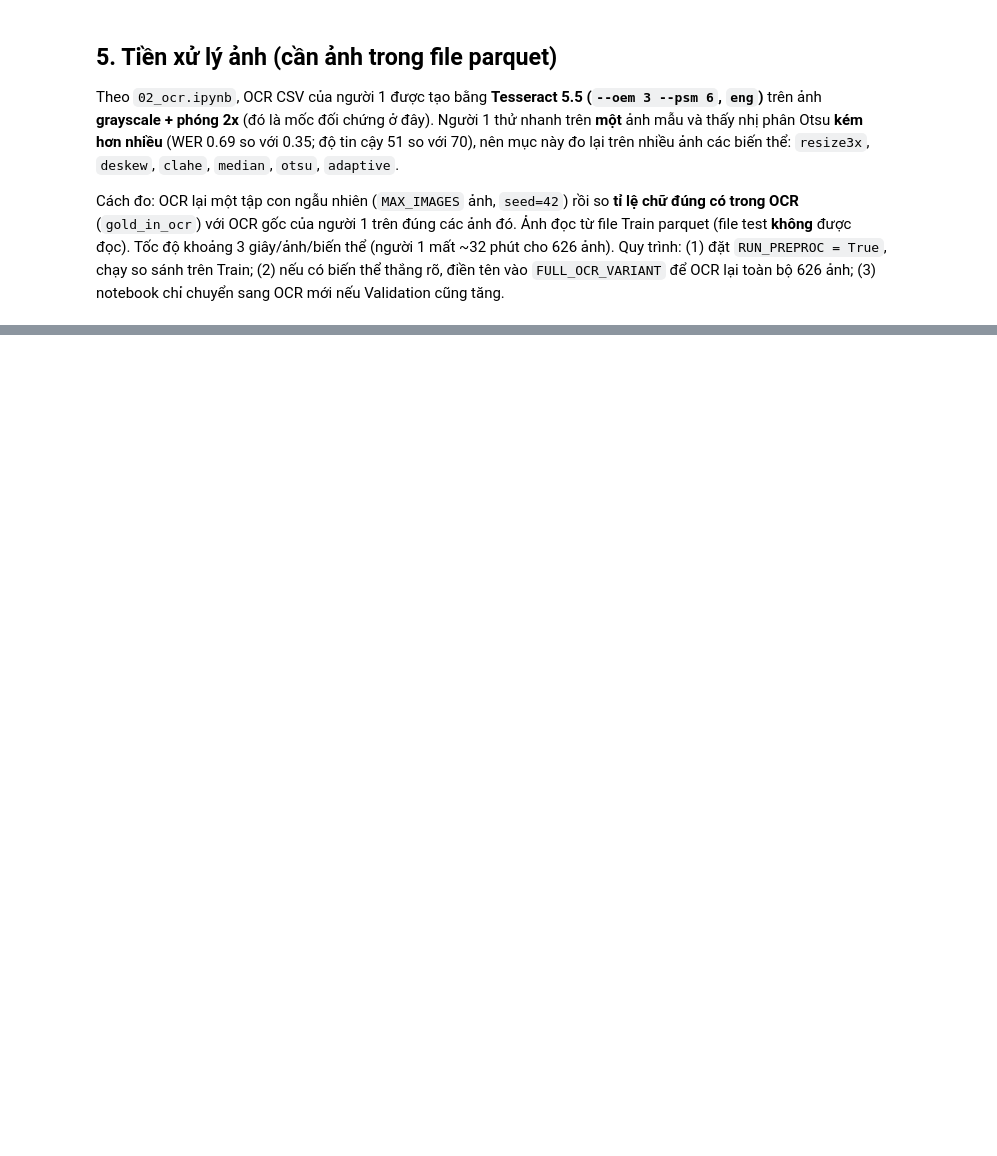
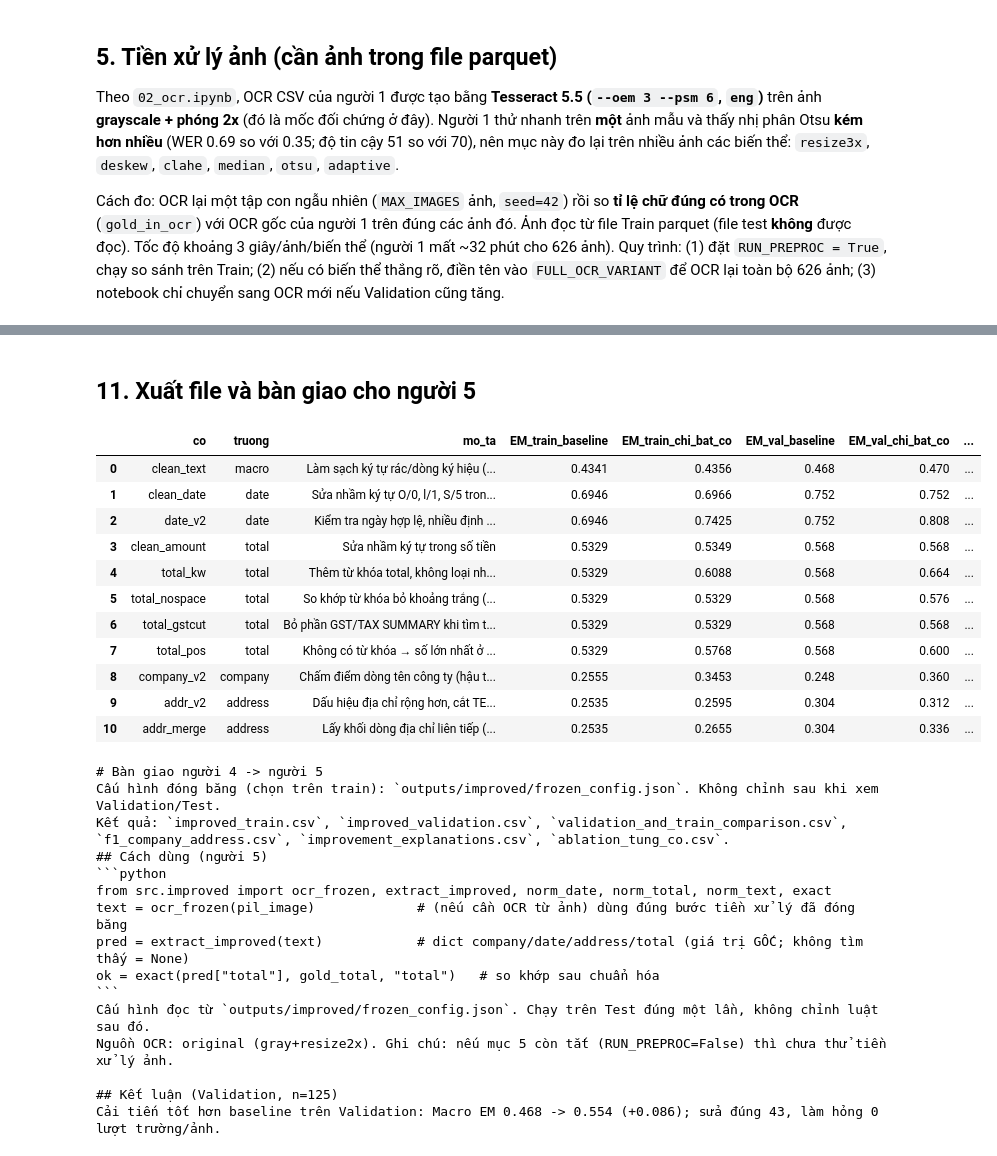
Before and after one commit to hthngocanh/HOA_DON_AI, a Jupyter notebook: 04_cai_tien.ipynb, the cells around one changed output, grey strips where cells are left out. Cells and saved outputs as stored; diff of their text form; code cells hidden in the pictures; blank space fills up the shorter version.

Commit message:
Người 4: cải tiến trích xuất (Validation macro EM 0.468 -> 0.554)

````diff
--- a/04_cai_tien.ipynb
+++ b/04_cai_tien.ipynb
@@ -843,0 +589,77 @@ print("Đã ghi", PROJECT_DIR / "src" / "improved.py")
+# %% [markdown]
+## 11. Xuất file và bàn giao cho người 5
+# %%
+rows = []
+for d, p in [(tr, pt), (va, pv)]:
+    for i in d.index:
+        r = {"key": d.at[i, "key"], "split": d.at[i, "split"], "ocr_text_raw": d.at[i, "ocr_text"]}
+        for f in FIELDS:
+            r[f + "_pred_raw"] = p.at[i, f]; r[f + "_pred_norm"] = NORM[f](p.at[i, f])
+            r[f + "_gold"] = d.at[i, f]; r[f + "_gold_norm"] = NORM[f](d.at[i, f]); r[f + "_em"] = exact(p.at[i, f], d.at[i, f], f)
+            if f in ("company", "address"): r[f + "_f1"] = token_f1(p.at[i, f], d.at[i, f])
+        rows.append(r)
+improved = pd.DataFrame(rows)
+for sp, name in [("train", "improved_train.csv"), ("validation", "improved_validation.csv")]:
+    improved[improved.split == sp].to_csv(OUT_DIR / name, index=False, encoding="utf-8-sig")
+
+DESC = {"clean_date":"Sửa nhầm ký tự O/0, l/1, S/5 trong chuỗi ngày","date_v2":"Kiểm tra ngày hợp lệ, nhiều định dạng, ưu tiên dòng DATE, bỏ ngày hết hạn",
+ "clean_amount":"Sửa nhầm ký tự trong số tiền","total_kw":"Thêm từ khóa total, không loại nhầm TOTAL INCL. GST",
+ "total_nospace":"So khớp từ khóa bỏ khoảng trắng (NetTotal)","total_gstcut":"Bỏ phần GST/TAX SUMMARY khi tìm total",
+ "total_pos":"Không có từ khóa → số lớn nhất ở phần dưới hóa đơn","clean_text":"Làm sạch ký tự rác/dòng ký hiệu (đo bằng macro)",
+ "company_v2":"Chấm điểm dòng tên công ty (hậu tố, chữ HOA, loại nhiễu), ghép SDN BHD bị tách dòng",
+ "addr_v2":"Dấu hiệu địa chỉ rộng hơn, cắt TEL/FAX cuối dòng","addr_merge":"Lấy khối dòng địa chỉ liên tiếp (cho phép hỏng 1 dòng)"}
+A = abl.pivot(index="config", columns="split")
+tb = []
+for flag in DEFAULT_CFG:
+    f = FLAG_FIELD[flag]; k, s = f"+ {flag}", BASE
+    tb.append(dict(co=flag, truong=f, mo_ta=DESC[flag],
+                   EM_train_baseline=A.loc[s, (f, "Train")], EM_train_chi_bat_co=A.loc[k, (f, "Train")],
+                   EM_val_baseline=A.loc[s, (f, "Validation")], EM_val_chi_bat_co=A.loc[k, (f, "Validation")],
+                   duoc_chon="có" if chosen[flag] else "không"))
+tb = pd.DataFrame(tb); tb.to_csv(OUT_DIR / "improvement_explanations.csv", index=False, encoding="utf-8-sig"); display(tb)
+
+README = f'''# Bàn giao người 4 -> người 5
+Cấu hình đóng băng (chọn trên {SELECT_ON}): `outputs/improved/frozen_config.json`. Không chỉnh sau khi xem Validation/Test.
+Kết quả: `improved_train.csv`, `improved_validation.csv`, `validation_and_train_comparison.csv`, `f1_company_address.csv`, `improvement_explanations.csv`, `ablation_tung_co.csv`.
+## Cách dùng (người 5)
+```python
+from src.improved import ocr_frozen, extract_improved, norm_date, norm_total, norm_text, exact
+text = ocr_frozen(pil_image)             # (nếu cần OCR từ ảnh) dùng đúng bước tiền xử lý đã đóng băng
+pred = extract_improved(text)            # dict company/date/address/total (giá trị GỐC; không tìm thấy = None)
+ok = exact(pred["total"], gold_total, "total")   # so khớp sau chuẩn hóa
+```
+Cấu hình đọc từ `outputs/improved/frozen_config.json`. Chạy trên Test đúng một lần, không chỉnh luật sau đó.
+Nguồn OCR: {OCR_SOURCE}. Ghi chú: nếu mục 5 còn tắt (RUN_PREPROC=False) thì chưa thử tiền xử lý ảnh.
+
+## Kết luận (Validation, n={len(va)})
+{verdict}
+'''
+(OUT_DIR / "HUONG_DAN_NGUOI_5.md").write_text(README, encoding="utf-8"); print(README)
+# %% [output]
+|  | co | truong | mo_ta | EM_train_baseline | EM_train_chi_bat_co | EM_val_baseline | EM_val_chi_bat_co | ... |
+| 0 | clean_text | macro | Làm sạch ký tự rác/dòng ký hiệu (... | 0.4341 | 0.4356 | 0.468 | 0.470 | ... |
+| 1 | clean_date | date | Sửa nhầm ký tự O/0, l/1, S/5 tron... | 0.6946 | 0.6966 | 0.752 | 0.752 | ... |
+| 2 | date_v2 | date | Kiểm tra ngày hợp lệ, nhiều định ... | 0.6946 | 0.7425 | 0.752 | 0.808 | ... |
+| 3 | clean_amount | total | Sửa nhầm ký tự trong số tiền | 0.5329 | 0.5349 | 0.568 | 0.568 | ... |
+| 4 | total_kw | total | Thêm từ khóa total, không loại nh... | 0.5329 | 0.6088 | 0.568 | 0.664 | ... |
+| 5 | total_nospace | total | So khớp từ khóa bỏ khoảng trắng (... | 0.5329 | 0.5329 | 0.568 | 0.576 | ... |
+| 6 | total_gstcut | total | Bỏ phần GST/TAX SUMMARY khi tìm t... | 0.5329 | 0.5329 | 0.568 | 0.568 | ... |
+| 7 | total_pos | total | Không có từ khóa → số lớn nhất ở ... | 0.5329 | 0.5768 | 0.568 | 0.600 | ... |
+| 8 | company_v2 | company | Chấm điểm dòng tên công ty (hậu t... | 0.2555 | 0.3453 | 0.248 | 0.360 | ... |
+| 9 | addr_v2 | address | Dấu hiệu địa chỉ rộng hơn, cắt TE... | 0.2535 | 0.2595 | 0.304 | 0.312 | ... |
+| 10 | addr_merge | address | Lấy khối dòng địa chỉ liên tiếp (... | 0.2535 | 0.2655 | 0.304 | 0.336 | ... |
+# Bàn giao người 4 -> người 5
+Cấu hình đóng băng (chọn trên train): `outputs/improved/frozen_config.json`. Không chỉnh sau khi xem Validation/Test.
+Kết quả: `improved_train.csv`, `improved_validation.csv`, `validation_and_train_comparison.csv`, `f1_company_address.csv`, `improvement_explanations.csv`, `ablation_tung_co.csv`.
+## Cách dùng (người 5)
+```python
+from src.improved import ocr_frozen, extract_improved, norm_date, norm_total, norm_text, exact
+text = ocr_frozen(pil_image)             # (nếu cần OCR từ ảnh) dùng đúng bước tiền xử lý đã đóng băng
+pred = extract_improved(text)            # dict company/date/address/total (giá trị GỐC; không tìm thấy = None)
+ok = exact(pred["total"], gold_total, "total")   # so khớp sau chuẩn hóa
+```
+Cấu hình đọc từ `outputs/improved/frozen_config.json`. Chạy trên Test đúng một lần, không chỉnh luật sau đó.
+Nguồn OCR: original (gray+resize2x). Ghi chú: nếu mục 5 còn tắt (RUN_PREPROC=False) thì chưa thử tiền xử lý ảnh.
+
+## Kết luận (Validation, n=125)
+Cải tiến tốt hơn baseline trên Validation: Macro EM 0.468 -> 0.554 (+0.086); sửa đúng 43, làm hỏng 0 lượt trường/ảnh.
````
Also changed, not shown: parts of 38 cells of this notebook, 10 other files.
